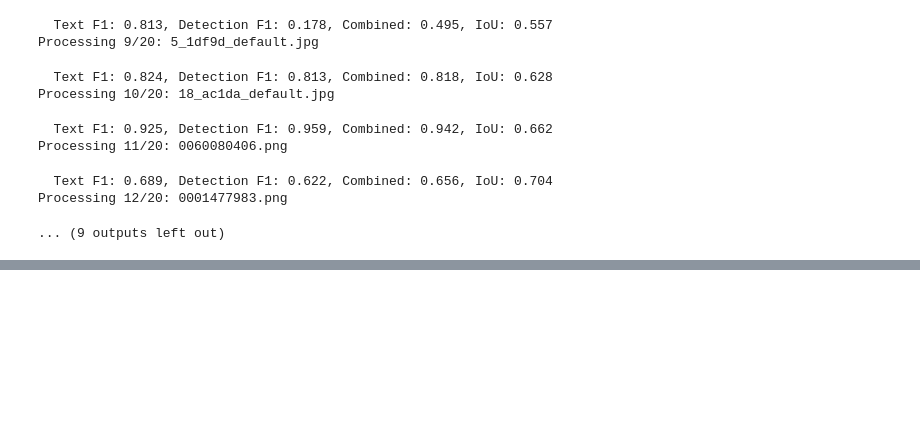
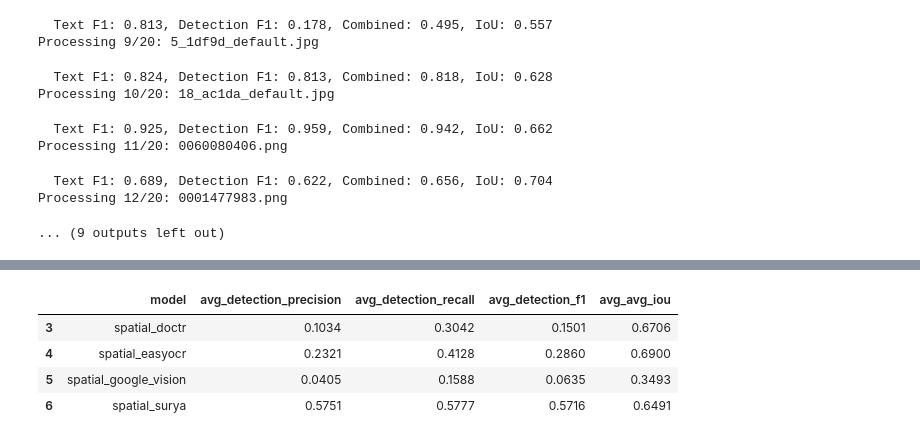
Before and after one commit to aduy2408/OCR-Models-Comparison, a Jupyter notebook: OCR_MODELS_COMPARISON.ipynb, the cells around one changed output, grey strips where cells are left out. Drawn from its saved outputs; the diff is of its cells as text; code cells hidden in the pictures; blank space fills up the shorter version.

```diff
--- a/OCR_MODELS_COMPARISON.ipynb
+++ b/OCR_MODELS_COMPARISON.ipynb
@@ -886,0 +987,8 @@ with open('all_ocr_results_surya.json', 'w', encoding='utf-8') as f:
+# %%
+spatial
+# %% [output]
+|  | model | avg_detection_precision | avg_detection_recall | avg_detection_f1 | avg_avg_iou |
+| 3 | spatial_doctr | 0.1034 | 0.3042 | 0.1501 | 0.6706 |
+| 4 | spatial_easyocr | 0.2321 | 0.4128 | 0.2860 | 0.6900 |
+| 5 | spatial_google_vision | 0.0405 | 0.1588 | 0.0635 | 0.3493 |
+| 6 | spatial_surya | 0.5751 | 0.5777 | 0.5716 | 0.6491 |
```
Also changed, not shown: parts of 14 cells of this notebook, 8 other files.
